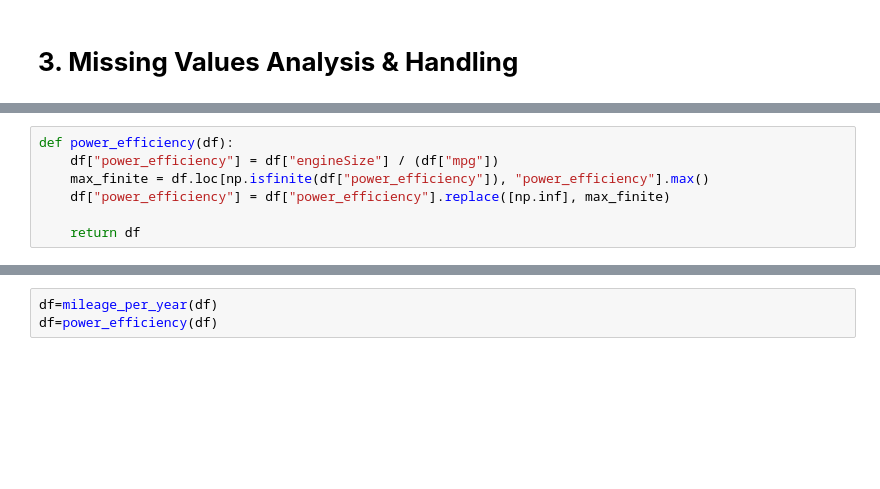
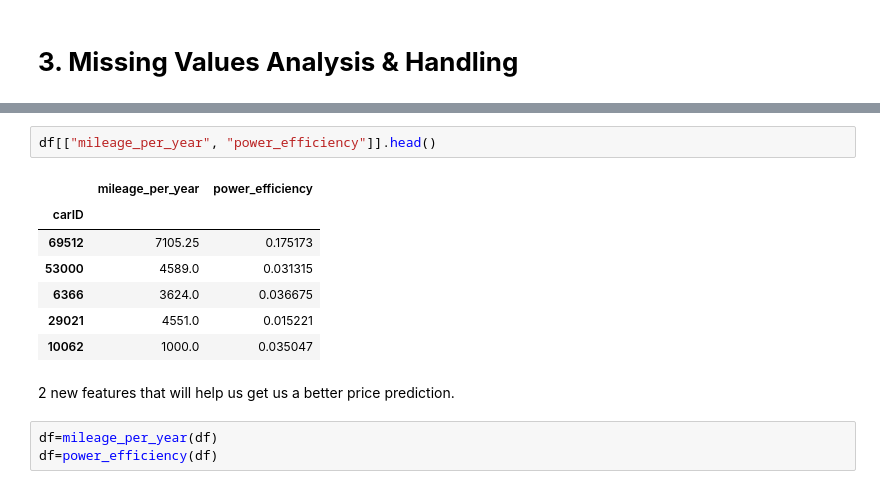
Before and after one commit to carlosoamorim/cars-4-you, a Jupyter notebook: Group57_part1.ipynb, the cells around one changed output, grey strips where cells are left out. Cells and saved outputs as stored; diff of their text form; blank space fills up the shorter version.

```diff
--- a/Group57_part1.ipynb
+++ b/Group57_part1.ipynb
@@ -2111,7 +2131,0 @@ def mileage_per_year(df):
-# %%
-def power_efficiency(df):
-    df["power_efficiency"] = df["engineSize"] / (df["mpg"])
-    max_finite = df.loc[np.isfinite(df["power_efficiency"]), "power_efficiency"].max()
-    df["power_efficiency"] = df["power_efficiency"].replace([np.inf], max_finite)
-
-    return df
@@ -2118,3 +2235,15 @@ def power_efficiency(df):
+# %%
+df[["mileage_per_year", "power_efficiency"]].head()
+# %% [output]
+|  | mileage_per_year | power_efficiency |
+| carID |  |  |
+| 69512 | 7105.25 | 0.175173 |
+| 53000 | 4589.0 | 0.031315 |
+| 6366 | 3624.0 | 0.036675 |
+| 29021 | 4551.0 | 0.015221 |
+| 10062 | 1000.0 | 0.035047 |
+# %% [markdown]
+2 new features that will help us get us a better price prediction.
 # %%
 df=mileage_per_year(df)
 df=power_efficiency(df)
```
Also changed, not shown: parts of 38 cells of this notebook.
